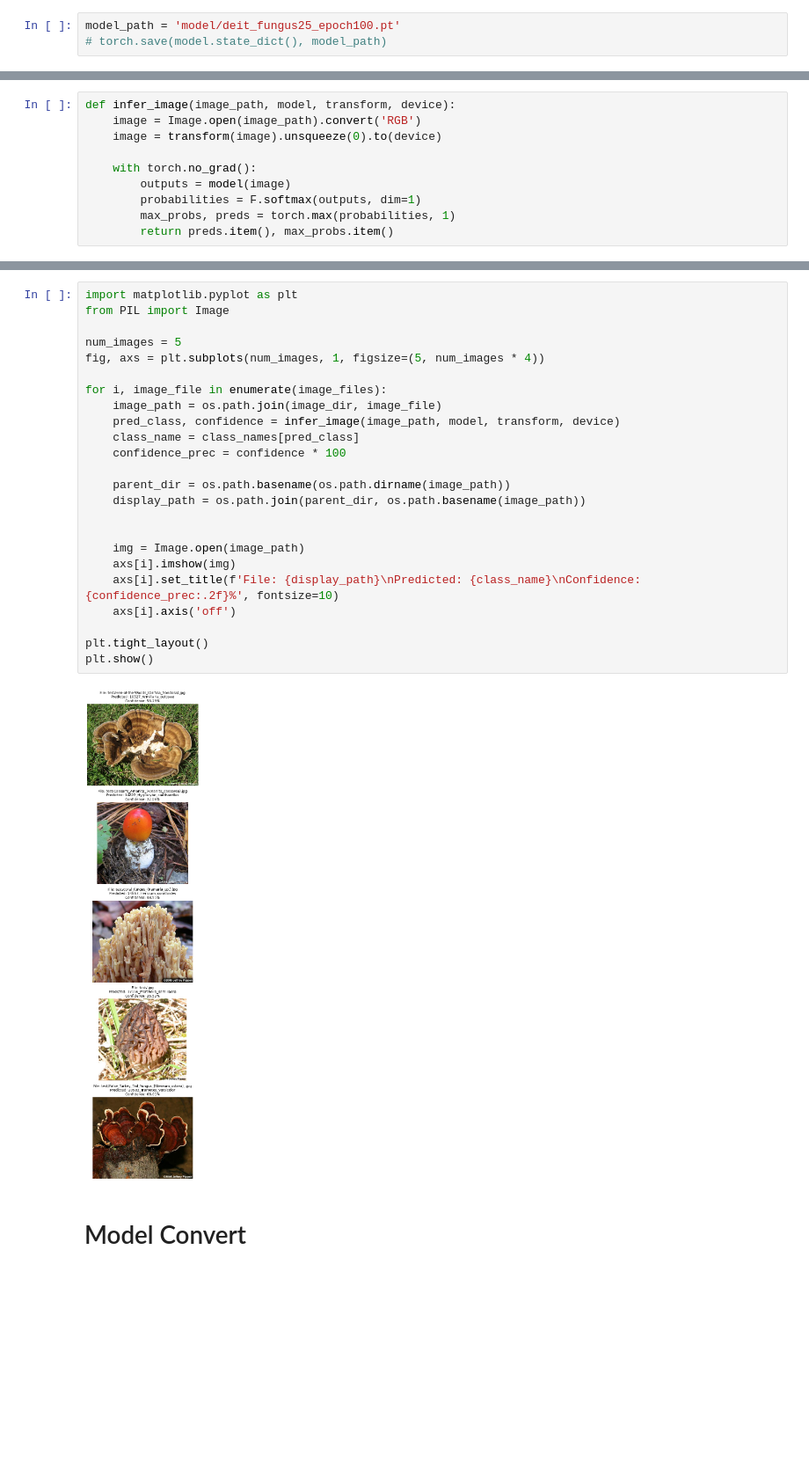
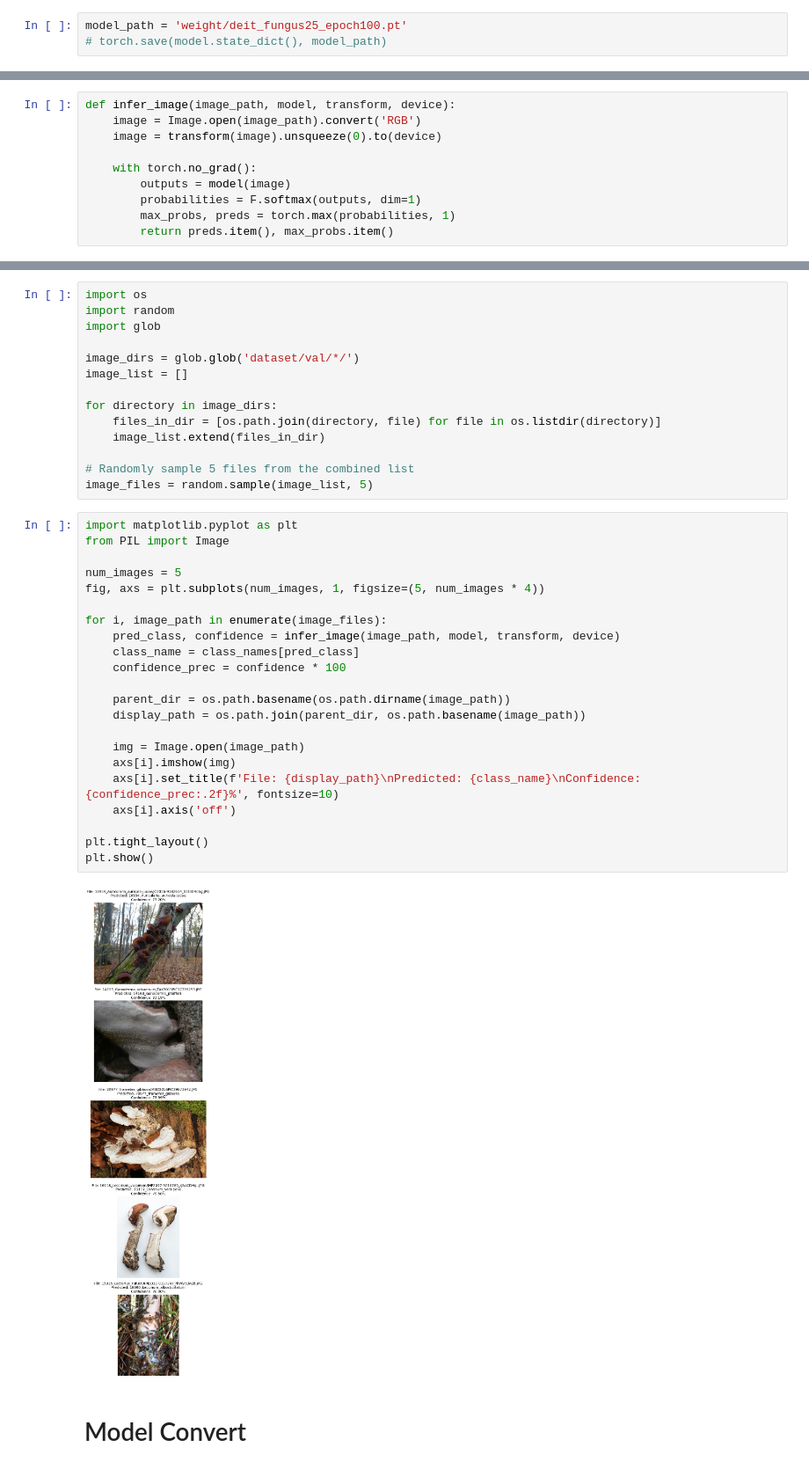
Before and after one commit to samxu29/Applied-AI-Fungus-Detector, a Jupyter notebook: DeiT-train.ipynb, the cells around one changed output, grey strips where cells are left out. Shown at 88% size. Cells and saved outputs as stored; diff of their text form; blank space fills up the shorter version.

```diff
--- a/DeiT-train.ipynb
+++ b/DeiT-train.ipynb
@@ -182,5 +112,5 @@ train Loss: 0.6372 Acc: 0.8705
 # %%
-model_path = 'model/deit_fungus25_epoch100.pt'
+model_path = 'weight/deit_fungus25_epoch100.pt'
 # torch.save(model.state_dict(), model_path)
 # %% [markdown]
 # Inference
@@ -232,29 +157,41 @@ image_files = random.sample(os.listdir(image_dir), 5)
+# %%
+import os
+import random
+import glob
+
+image_dirs = glob.glob('dataset/val/*/')
+image_list = []
+
+for directory in image_dirs:
+    files_in_dir = [os.path.join(directory, file) for file in os.listdir(directory)]
+    image_list.extend(files_in_dir)
+
+# Randomly sample 5 files from the combined list
+image_files = random.sample(image_list, 5)
 # %%
 import matplotlib.pyplot as plt
 from PIL import Image
 
 num_images = 5
 fig, axs = plt.subplots(num_images, 1, figsize=(5, num_images * 4))
 
-for i, image_file in enumerate(image_files):
-    image_path = os.path.join(image_dir, image_file)
+for i, image_path in enumerate(image_files):
     pred_class, confidence = infer_image(image_path, model, transform, device)
     class_name = class_names[pred_class]
     confidence_prec = confidence * 100
 
     parent_dir = os.path.basename(os.path.dirname(image_path))
     display_path = os.path.join(parent_dir, os.path.basename(image_path))
-
 
     img = Image.open(image_path)
     axs[i].imshow(img)
     axs[i].set_title(f'File: {display_path}\nPredicted: {class_name}\nConfidence: {confidence_prec:.2f}%', fontsize=10)
     axs[i].axis('off')
 
 plt.tight_layout()
 plt.show()
 # %% [output]
-[figure, old version]
+[figure, new version]
 # %% [markdown]
 # Model Convert
 # %%
```
Also changed, not shown: parts of 5 cells of this notebook, 4 other files.
